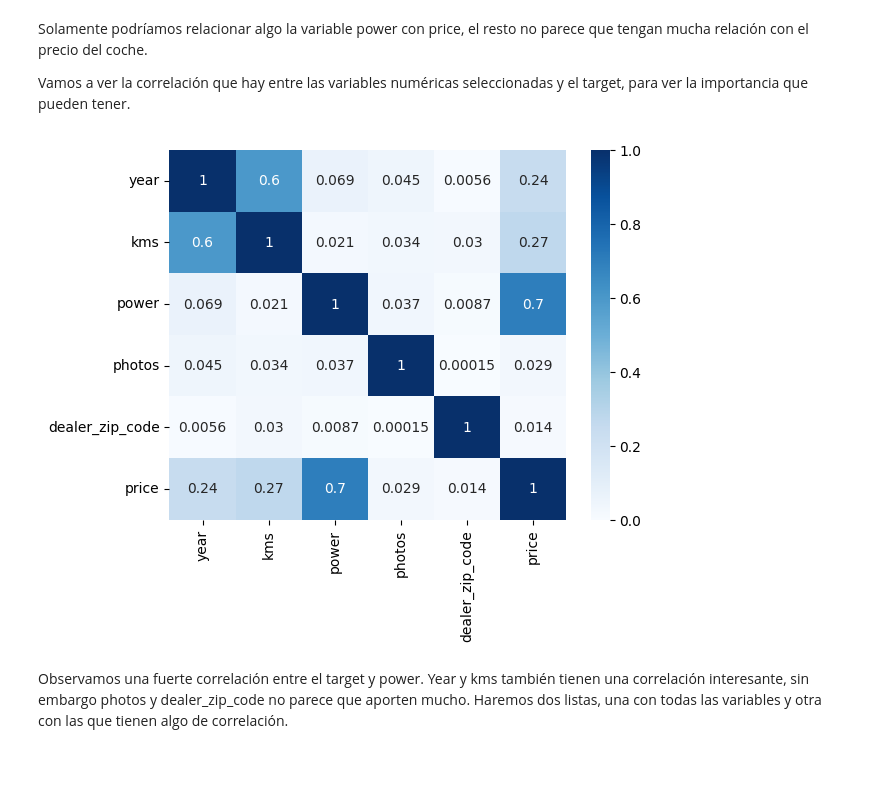
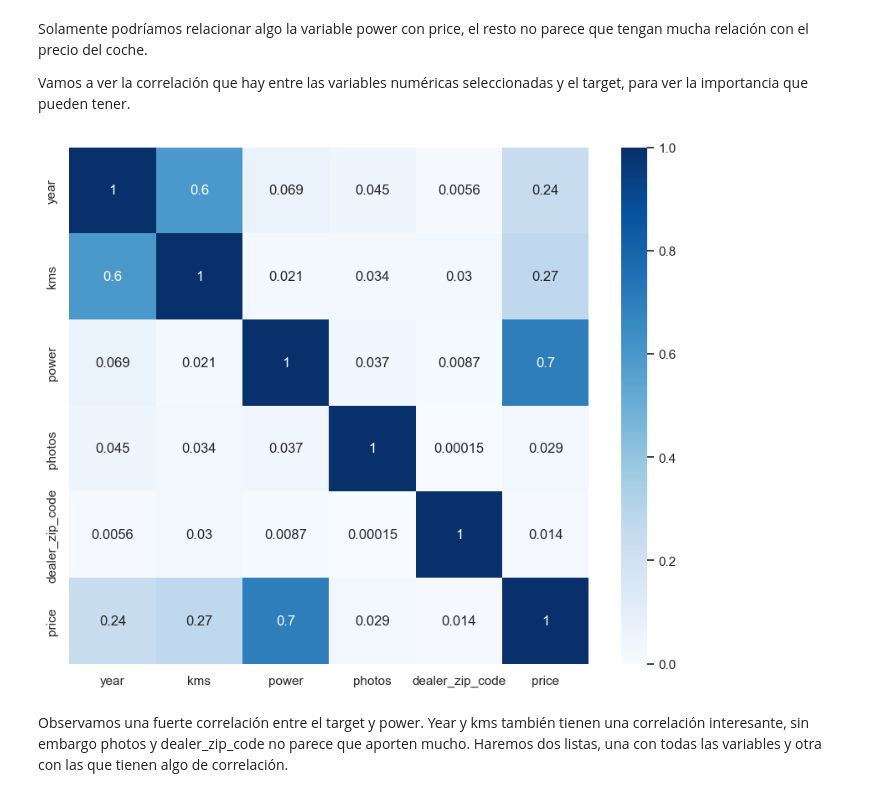
Before and after one commit to mPuchadesdo/ML_Coches-de-segunda-mano, a Jupyter notebook: src/results_notebook/results_notebook.ipynb, the cells around one changed output. Saved outputs shown, nothing was run; the diff lists cells and outputs as text; code cells hidden in the pictures; blank space fills up the shorter version.

```diff
--- a/src/results_notebook/results_notebook.ipynb
+++ b/src/results_notebook/results_notebook.ipynb
@@ -10,20 +10,17 @@ import numpy as np
 import matplotlib.pyplot as plt
 plt.style.use("seaborn-v0_8-whitegrid")
 import seaborn as sns
+sns.set_theme(style = "whitegrid", palette = "muted", context = "notebook")
 import re
 
-from scipy import stats, special
+from scipy import stats
 
-from sklearn.model_selection import train_test_split, GridSearchCV, cross_val_score
-from sklearn.preprocessing import OneHotEncoder, MinMaxScaler, FunctionTransformer
+from sklearn.model_selection import train_test_split
+from sklearn.preprocessing import OneHotEncoder, FunctionTransformer
 from sklearn.ensemble import RandomForestRegressor
-from sklearn.linear_model import LinearRegression
 from sklearn.metrics import mean_squared_error, r2_score
-from xgboost import XGBRegressor
-from lightgbm import LGBMRegressor
-from catboost import CatBoostRegressor
 from sklearn.pipeline import Pipeline
-from sklearn.compose import ColumnTransformer, TransformedTargetRegressor
+from sklearn.compose import ColumnTransformer
 import joblib
 # %%
 df = pd.read_csv(cm.DATA_PATH)
@@ -441,10 +438,10 @@ Solamente podríamos relacionar algo la variable power con price, el resto no pa
 
 Vamos a ver la correlación que hay entre las variables numéricas seleccionadas y el target, para ver la importancia que pueden tener.
 # %%
-# plt.figure(figsize = (10,8))
-sns.heatmap(np.abs(train[num_cols + [target]].corr()), annot = True, cmap = "Blues", vmin = 0, vmax = 1);
+plt.figure(figsize = (10,8))
+sns.heatmap(np.abs(train[num_cols + [target]].corr()), annot = True, cmap = 'Blues', vmin = 0, vmax = 1);
 # %% [output]
-[figure, old version]
+[figure, new version]
 # %% [markdown]
 Observamos una fuerte correlación entre el target y power. Year y kms también tienen una correlación interesante, sin embargo photos y dealer_zip_code no parece que aporten mucho. Haremos dos listas, una con todas las variables y otra con las que tienen algo de correlación.
 # %%
```
Also changed, not shown: parts of 24 cells of this notebook, 5 other files.
